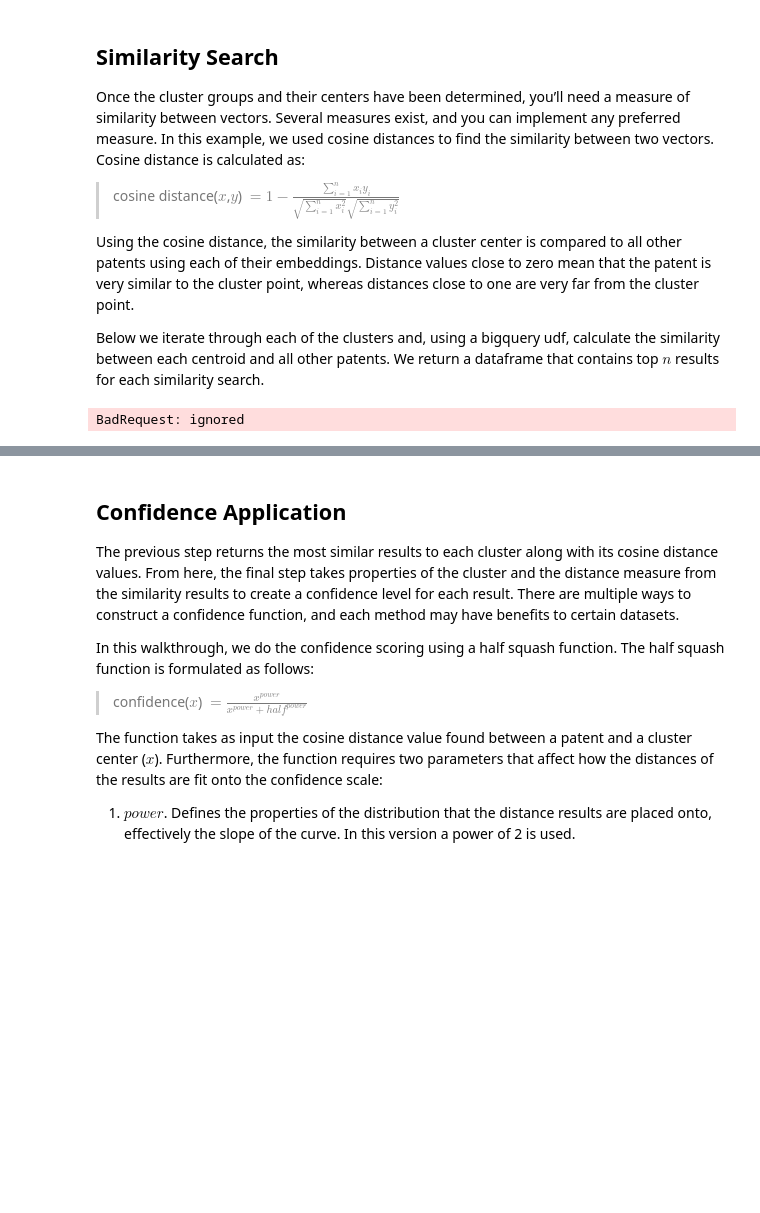
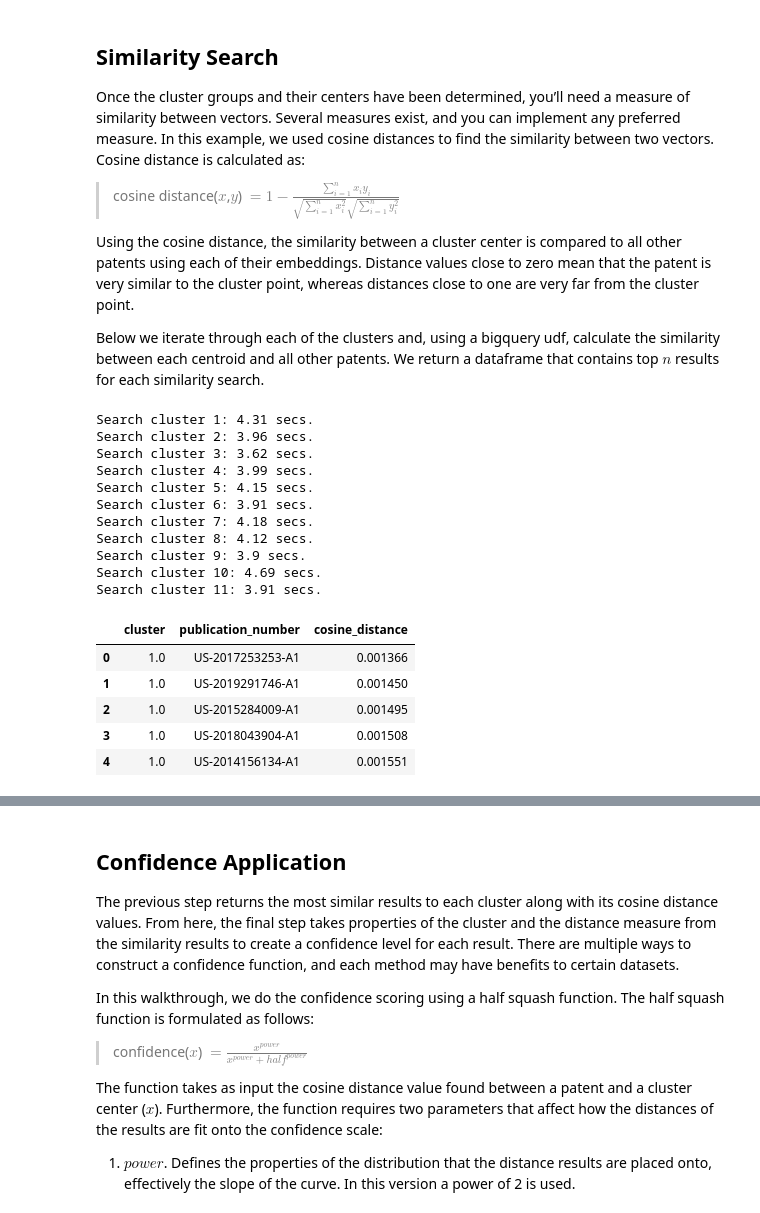
Before and after one commit to SanggunLee/patents-public-data, a Jupyter notebook: examples/patent_set_expansion.ipynb, the cells around one changed output, grey strips where cells are left out. Drawn from its saved outputs; the diff is of its cells as text; code cells hidden in the pictures; blank space fills up the shorter version.

```diff
--- a/examples/patent_set_expansion.ipynb
+++ b/examples/patent_set_expansion.ipynb
@@ -715,32 +715,48 @@ for label, cluster_info in cluster_dict.items():
   # Just set a wide max search distance.
   max_distance = cluster_info['mean_sim'] + cluster_info['std_sim'] * 8
   query_string = query_string.replace('[max_distance]', str(max_distance))
 
   # Set a max number of results per cluster similarity search.
   max_results = cluster_info['cluster_length'] * 20
   query_string = query_string.replace('[max_results]', str(max_results))
 
   # Remove input list from results
   input_list = str([x.encode('utf-8') for x in df.publication_number.tolist()])
-  input_list = input_list.replace('[', '(').replace(']', ')')
+  input_list = input_list.replace('[', '(').replace('b','').replace(']', ')')
   query_string = query_string.replace('[cluster_input_list]', input_list)
 
   temp = client.query(query_string).to_dataframe()
 
   similarity_result = similarity_result.append(temp, ignore_index=True)
 
   end = time.time()
 
   print('Search cluster {}: {} secs.'.format(str(label), round(end-start, 2)))
 
 # Deduplicate if multiple publications are in a couple of clusters.
 agg_dict = {'cosine_distance': 'min'}
 temp_similarity = similarity_result.groupby('publication_number',
                                             as_index=False).agg(agg_dict)
 similarity_result = pd.merge(similarity_result, temp_similarity, how='inner',
                              on=['publication_number','cosine_distance'])
 
 print('')
 similarity_result.head()
 # %% [output]
-BadRequest: ignored
+Search cluster 1: 4.31 secs.
+Search cluster 2: 3.96 secs.
+Search cluster 3: 3.62 secs.
+Search cluster 4: 3.99 secs.
+Search cluster 5: 4.15 secs.
+Search cluster 6: 3.91 secs.
+Search cluster 7: 4.18 secs.
+Search cluster 8: 4.12 secs.
+Search cluster 9: 3.9 secs.
+Search cluster 10: 4.69 secs.
+Search cluster 11: 3.91 secs.
+|  | cluster | publication_number | cosine_distance |
+| 0 | 1.0 | US-2017253253-A1 | 0.001366 |
+| 1 | 1.0 | US-2019291746-A1 | 0.001450 |
+| 2 | 1.0 | US-2015284009-A1 | 0.001495 |
+| 3 | 1.0 | US-2018043904-A1 | 0.001508 |
+| 4 | 1.0 | US-2014156134-A1 | 0.001551 |
```
Also changed, not shown: parts of 9 cells of this notebook.
